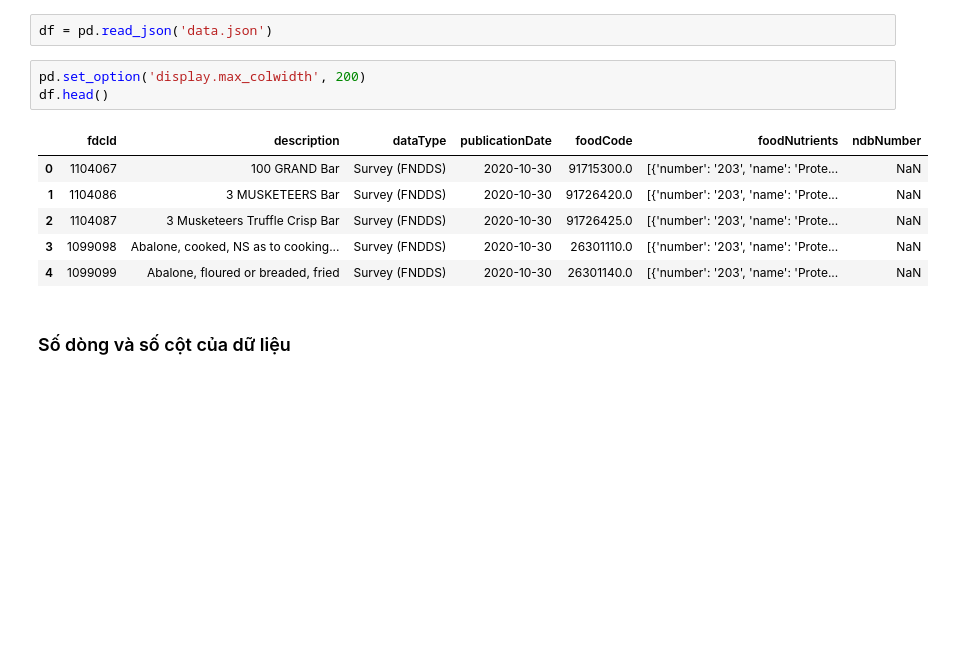
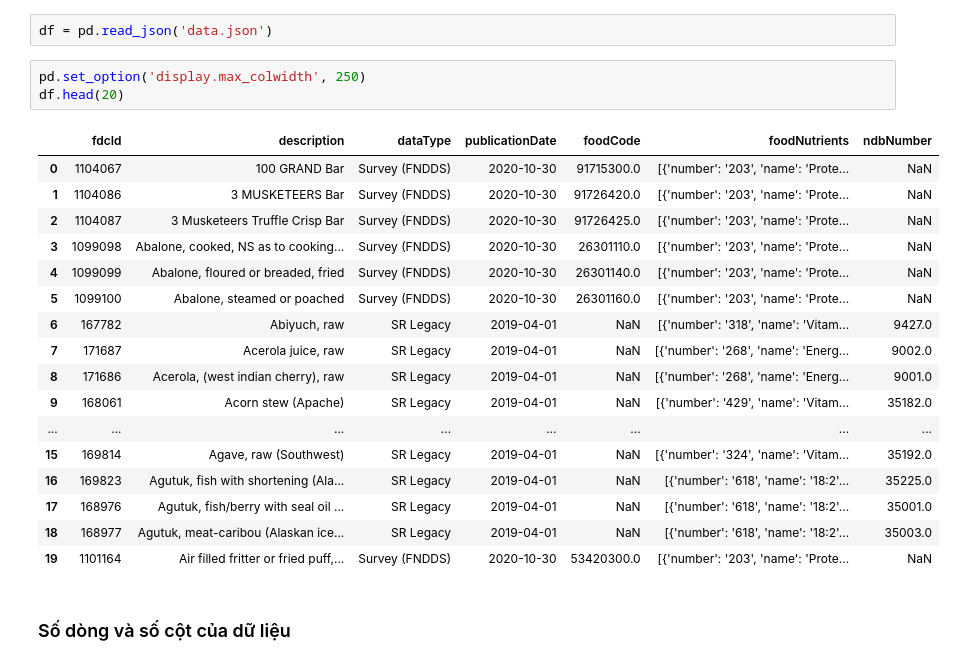
Before and after one commit to Sy-Pham/Final_DataScience_Project, a Jupyter notebook: Nutrients_Food_Analysis.ipynb, the cells around one changed output. Cells and saved outputs as stored; diff of their text form; blank space fills up the shorter version.

```diff
--- a/Nutrients_Food_Analysis.ipynb
+++ b/Nutrients_Food_Analysis.ipynb
@@ -40,15 +43,26 @@ Link API document: https://fdc.nal.usda.gov/api-guide.html
 # %%
 df = pd.read_json('data.json')
 # %%
-pd.set_option('display.max_colwidth', 200)
-df.head()
+pd.set_option('display.max_colwidth', 250)
+df.head(20)
 # %% [output]
 |  | fdcId | description | dataType | publicationDate | foodCode | foodNutrients | ndbNumber |
 | 0 | 1104067 | 100 GRAND Bar | Survey (FNDDS) | 2020-10-30 | 91715300.0 | [{'number': '203', 'name': 'Prote... | NaN |
 | 1 | 1104086 | 3 MUSKETEERS Bar | Survey (FNDDS) | 2020-10-30 | 91726420.0 | [{'number': '203', 'name': 'Prote... | NaN |
 | 2 | 1104087 | 3 Musketeers Truffle Crisp Bar | Survey (FNDDS) | 2020-10-30 | 91726425.0 | [{'number': '203', 'name': 'Prote... | NaN |
 | 3 | 1099098 | Abalone, cooked, NS as to cooking... | Survey (FNDDS) | 2020-10-30 | 26301110.0 | [{'number': '203', 'name': 'Prote... | NaN |
 | 4 | 1099099 | Abalone, floured or breaded, fried | Survey (FNDDS) | 2020-10-30 | 26301140.0 | [{'number': '203', 'name': 'Prote... | NaN |
+| 5 | 1099100 | Abalone, steamed or poached | Survey (FNDDS) | 2020-10-30 | 26301160.0 | [{'number': '203', 'name': 'Prote... | NaN |
+| 6 | 167782 | Abiyuch, raw | SR Legacy | 2019-04-01 | NaN | [{'number': '318', 'name': 'Vitam... | 9427.0 |
+| 7 | 171687 | Acerola juice, raw | SR Legacy | 2019-04-01 | NaN | [{'number': '268', 'name': 'Energ... | 9002.0 |
+| 8 | 171686 | Acerola, (west indian cherry), raw | SR Legacy | 2019-04-01 | NaN | [{'number': '268', 'name': 'Energ... | 9001.0 |
+| 9 | 168061 | Acorn stew (Apache) | SR Legacy | 2019-04-01 | NaN | [{'number': '429', 'name': 'Vitam... | 35182.0 |
+| ... | ... | ... | ... | ... | ... | ... | ... |
+| 15 | 169814 | Agave, raw (Southwest) | SR Legacy | 2019-04-01 | NaN | [{'number': '324', 'name': 'Vitam... | 35192.0 |
+| 16 | 169823 | Agutuk, fish with shortening (Ala... | SR Legacy | 2019-04-01 | NaN | [{'number': '618', 'name': '18:2'... | 35225.0 |
+| 17 | 168976 | Agutuk, fish/berry with seal oil ... | SR Legacy | 2019-04-01 | NaN | [{'number': '618', 'name': '18:2'... | 35001.0 |
+| 18 | 168977 | Agutuk, meat-caribou (Alaskan ice... | SR Legacy | 2019-04-01 | NaN | [{'number': '618', 'name': '18:2'... | 35003.0 |
+| 19 | 1101164 | Air filled fritter or fried puff,... | Survey (FNDDS) | 2020-10-30 | 53420300.0 | [{'number': '203', 'name': 'Prote... | NaN |
 # %% [markdown]
 ### Số dòng và số cột của dữ liệu
 # %%
```
Also changed, not shown: parts of 38 cells of this notebook.
